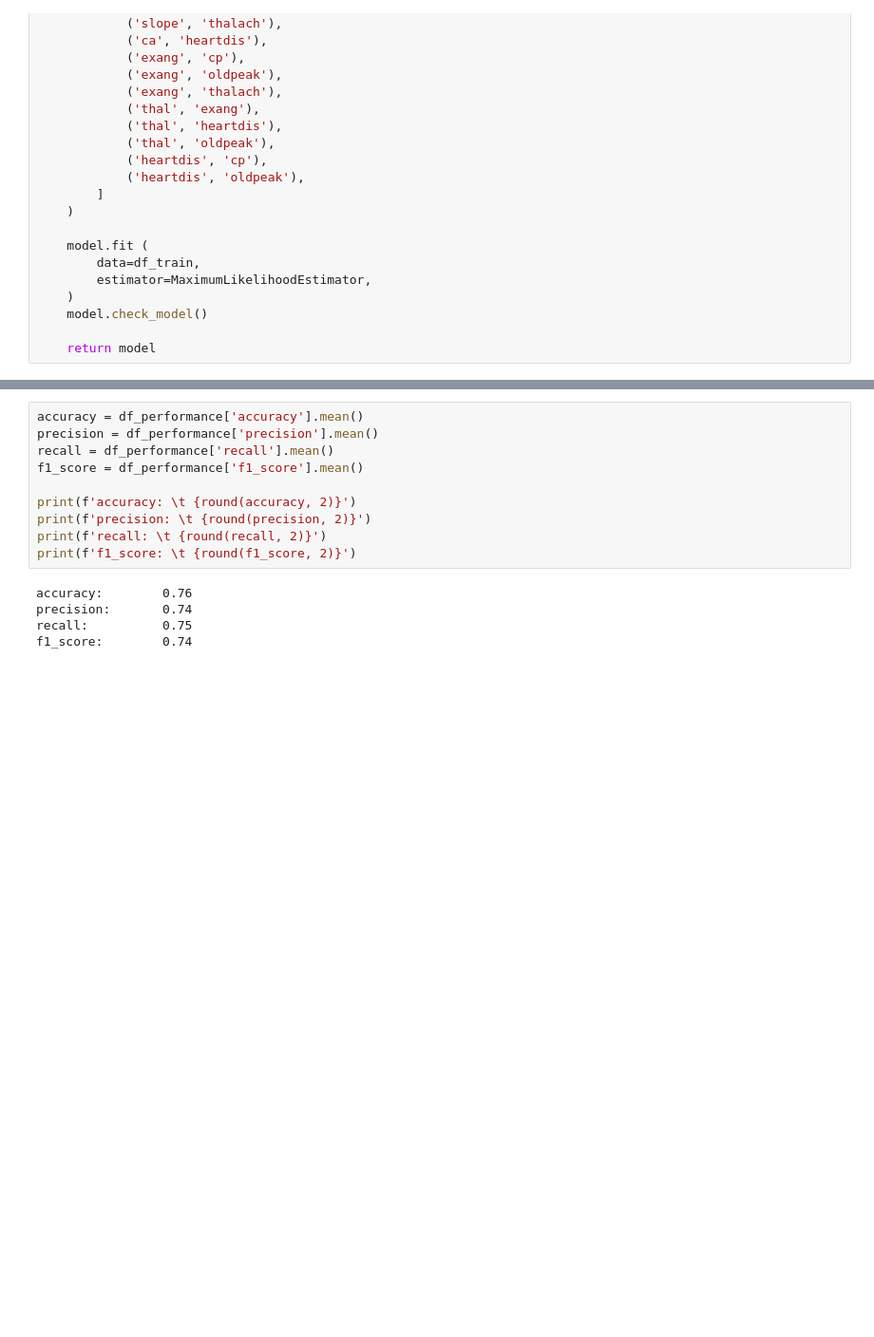
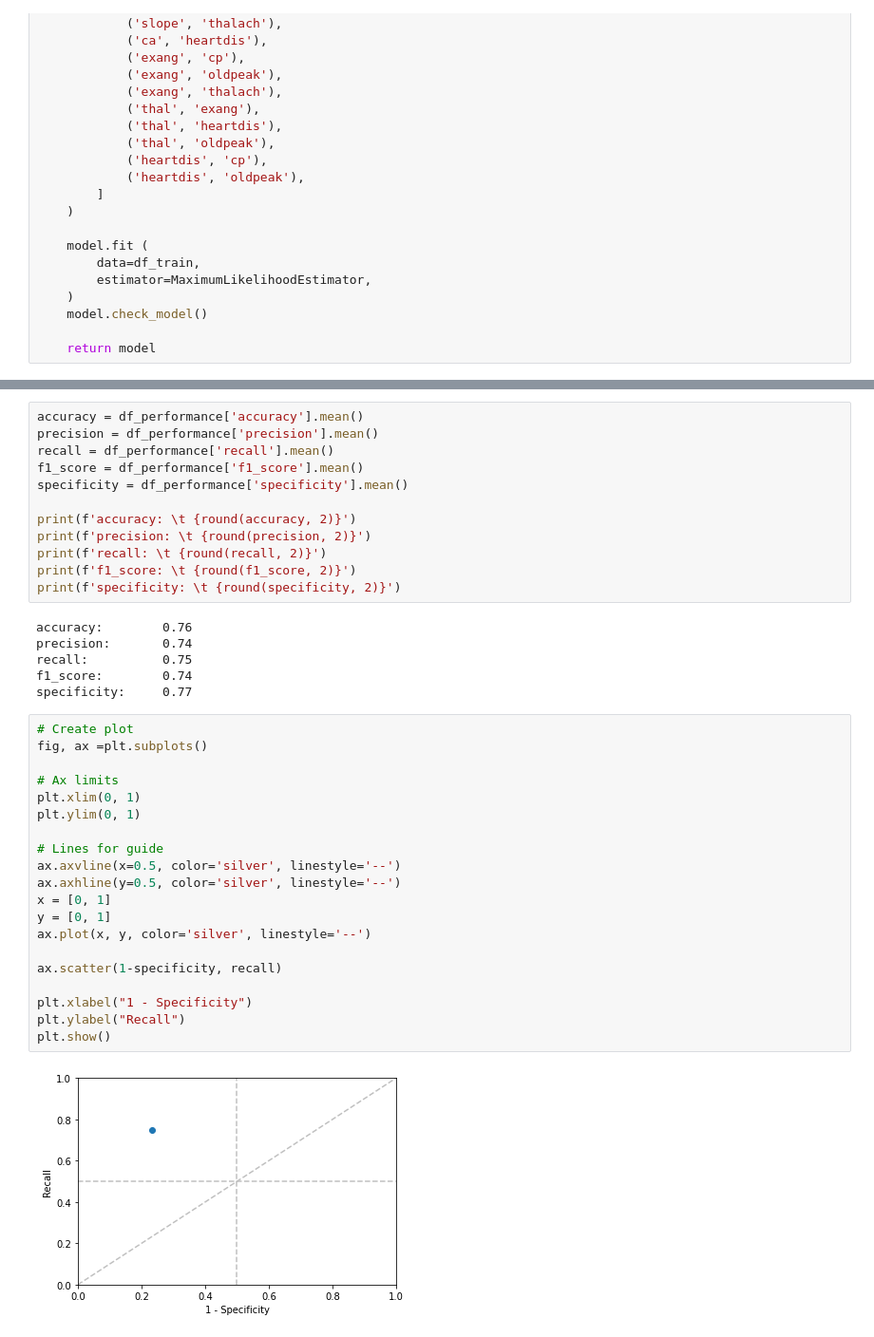
Before and after one commit to AnaliticaComputacional-2023-10/Proyecto2, a Jupyter notebook: Soportes/Models/Performance/Original_KFold.ipynb, the cells around one changed output, grey strips where cells are left out. Shown at 95% size. Drawn from its saved outputs; the diff is of its cells as text; blank space fills up the shorter version.

```diff
--- a/Soportes/Models/Performance/Original_KFold.ipynb
+++ b/Soportes/Models/Performance/Original_KFold.ipynb
@@ -184,13 +186,38 @@ accuracy = df_performance['accuracy'].mean()
 precision = df_performance['precision'].mean()
 recall = df_performance['recall'].mean()
 f1_score = df_performance['f1_score'].mean()
+specificity = df_performance['specificity'].mean()
 
 print(f'accuracy: \t {round(accuracy, 2)}')
 print(f'precision: \t {round(precision, 2)}')
 print(f'recall: \t {round(recall, 2)}')
 print(f'f1_score: \t {round(f1_score, 2)}')
+print(f'specificity: \t {round(specificity, 2)}')
 # %% [output]
 accuracy:        0.76
 precision:       0.74
 recall:          0.75
 f1_score:        0.74
+specificity:     0.77
+# %%
+# Create plot
+fig, ax =plt.subplots()
+
+# Ax limits
+plt.xlim(0, 1)
+plt.ylim(0, 1)
+
+# Lines for guide
+ax.axvline(x=0.5, color='silver', linestyle='--')
+ax.axhline(y=0.5, color='silver', linestyle='--')
+x = [0, 1]
+y = [0, 1]
+ax.plot(x, y, color='silver', linestyle='--')
+
+ax.scatter(1-specificity, recall)
+
+plt.xlabel("1 - Specificity")
+plt.ylabel("Recall")
+plt.show()
+# %% [output]
+[figure, added]
```
Also changed, not shown: parts of 5 cells of this notebook, 4 other files.
